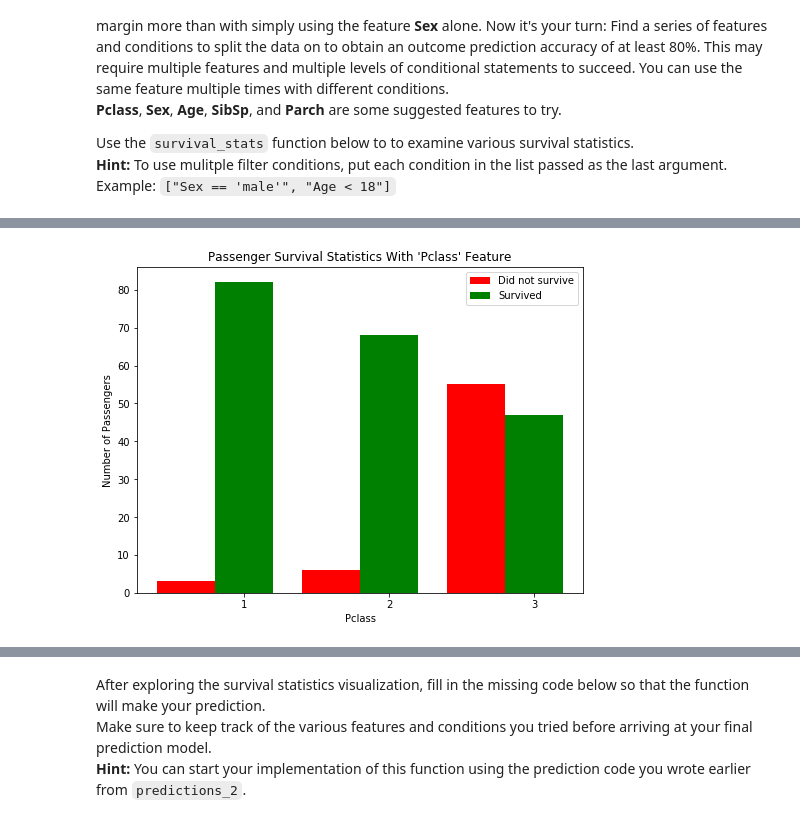
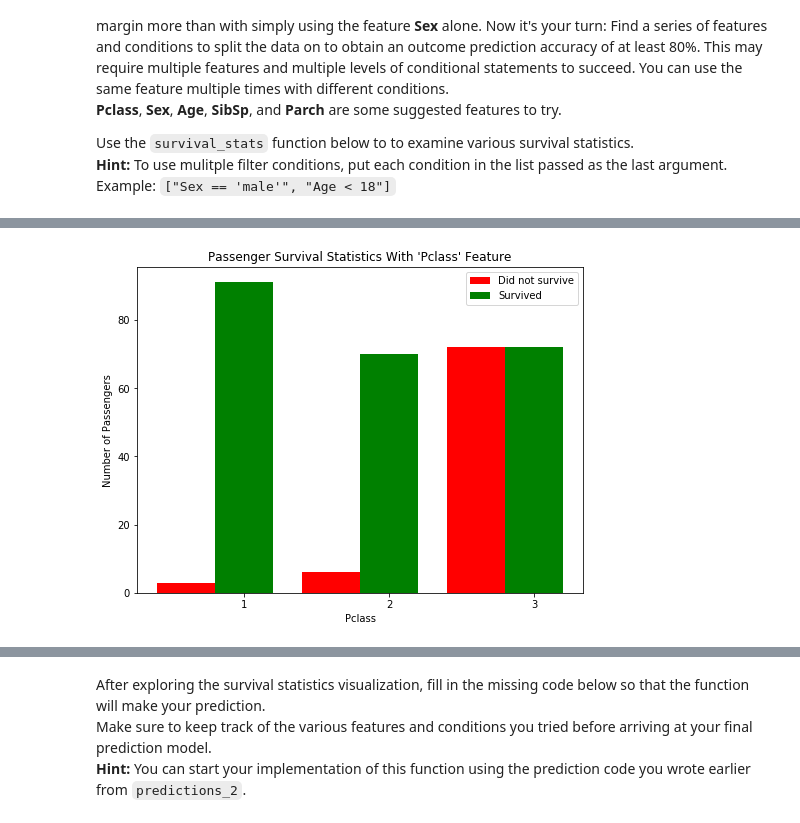
Before and after one commit to leexa90/ML_nanodegree, a Jupyter notebook: projects/titanic_survival_exploration/titanic_survival_exploration.ipynb, the cells around one changed output, grey strips where cells are left out. Saved outputs shown, nothing was run; the diff lists cells and outputs as text; code cells hidden in the pictures.

```diff
--- a/projects/titanic_survival_exploration/titanic_survival_exploration.ipynb
+++ b/projects/titanic_survival_exploration/titanic_survival_exploration.ipynb
@@ -238,4 +242,4 @@ Use the `survival_stats` function below to to examine various survival statistic
 # %%
-vs.survival_stats(data, outcomes, 'Pclass', ["Sex == 'female'","Age <= 99","Pclass <= 3"])
+vs.survival_stats(data, outcomes, 'Pclass', ["Sex == 'female'","Pclass <= 3"])
 # %% [output]
-[figure, old version]
+[figure, new version]
```
Also changed, not shown: parts of 8 cells of this notebook, 1 other file.
